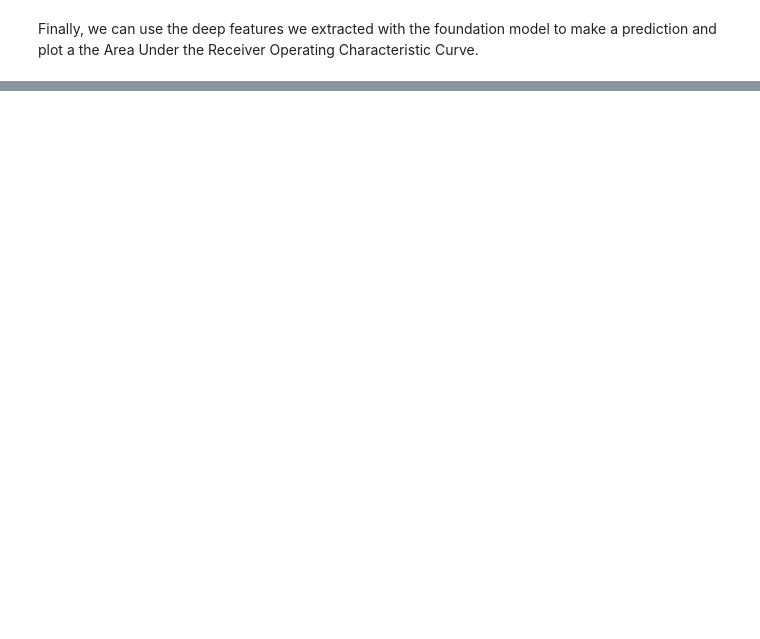
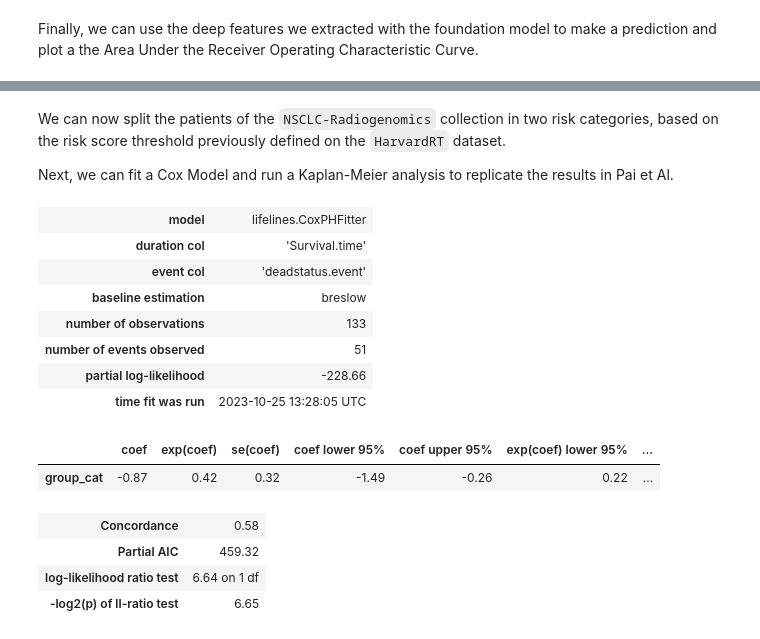
Before and after one commit to ImagingDataCommons/idc-radiomics-reproducibility, a Jupyter notebook: notebooks/pai_complete_inference.ipynb, the cells around one changed output, grey strips where cells are left out. Cells and saved outputs as stored; diff of their text form; code cells hidden in the pictures; blank space fills up the shorter version.

```diff
--- a/notebooks/pai_complete_inference.ipynb
+++ b/notebooks/pai_complete_inference.ipynb
@@ -197,14 +387,30 @@ Columns (20,41) have mixed types. Specify dtype option on import or set low_memo
 Please note the clinical data fetched for comparison purposes is an exact copy obtained from [here](https://wiki.cancerimagingarchive.net/display/Public/NSCLC+Radiogenomics).
 # %%
-from datetime import datetime
-radio_clinical_df = get_radio_clinical_data() # Clinical data fetched is an exact copy obtained from https://wiki.cancerimagingarchive.net/display/Public/NSCLC+Radiogenomics
+radio_features_csv_name = 'nsclc-radiogenomics_foundation_features.csv'
+radio_features_csv_path = os.path.join(DATA_PATH, "foundation_features", radio_features_csv_name)
+
+df = pd.read_csv(radio_features_csv_path)
+filtered_df = df.filter(like="pred")
+filtered_df = filtered_df.reset_index()
+filtered_df["PatientID"] = df["Case ID"]
+
+radio_feature_df = filtered_df
+
+# ------------------------
+
+radio_clinical_csv_name = 'nsclc-radiogenomics_clinical.csv'
+radio_clinical_csv_path = os.path.join(DATA_PATH, "clinical", radio_clinical_csv_name)
+radio_clinical_df = pd.read_csv(radio_clinical_csv_path)
 
 # Compute survival time
 radio_clinical_df["Date of Last Known Alive"] = radio_clinical_df["Date of Last Known Alive"].apply(lambda x: datetime.strptime(x, "%m/%d/%Y"))
 radio_clinical_df["CT Date"] = radio_clinical_df["CT Date"].apply(lambda x: datetime.strptime(x, "%m/%d/%Y"))
 radio_clinical_df["Survival.time"] = (radio_clinical_df["Date of Last Known Alive"] - radio_clinical_df["CT Date"]).apply(lambda x: x.days)
-# radio_clinical_df["Survival.time"] = radio_clinical_df["Survival.time.days"].apply(lambda x: x.days)
+
+radio_clinical_df["deadstatus.event"] = 0
+radio_clinical_df.loc[radio_clinical_df['Survival Status']=="Dead", 'deadstatus.event']=1
 
 radio_combined_df = pd.merge(radio_feature_df, radio_clinical_df, how="inner", left_on="PatientID", right_on="Case ID")
 radio_combined_df["survival"] = (radio_combined_df["Survival.time"]/365.0 >= 2).astype(int)
+radio_combined_df = radio_combined_df[~((radio_combined_df['survival'] == 0) & (radio_combined_df['Survival Status'] == "Alive"))]
 radio_combined_df.dropna(inplace=True, subset=["survival"])
@@ -213,3 +421,4 @@ Finally, we can use the deep features we extracted with the foundation model to
 # %%
 radio_features = radio_combined_df[[f"pred_{idx}" for idx in range(4096)]]
 radio_probs = linear_model.predict_proba(radio_features)[:, 1]
+radio_combined_df["risk_score"] = radio_probs
@@ -232,0 +425,6 @@ plt.show()
+# %%
+radio_combined_df["group"]="≤ median"
+radio_combined_df["group_cat"]=0
+
+radio_combined_df.loc[radio_combined_df['risk_score']>median_threshold, 'group']="> median"
+radio_combined_df.loc[radio_combined_df['risk_score']>median_threshold, 'group_cat']=1
@@ -232,0 +455,31 @@ plt.show()
+# %% [markdown]
+We can now split the patients of the `NSCLC-Radiogenomics` collection in two risk categories, based on the risk score threshold previously defined on the `HarvardRT` dataset.
+
+Next, we can fit a Cox Model and run a Kaplan-Meier analysis to replicate the results in Pai et Al.
+# %%
+results_df = radio_combined_df[["group_cat", "Survival.time", "deadstatus.event"]]
+
+cph_baseline = CoxPHFitter()
+cph_baseline.fit(
+    results_df,
+    duration_col='Survival.time',
+    event_col='deadstatus.event'
+    )
+
+p_val=cph_baseline.summary["p"].values
+cph_baseline.print_summary()
+# %% [output]
+| model | lifelines.CoxPHFitter |
+| duration col | 'Survival.time' |
+| event col | 'deadstatus.event' |
+| baseline estimation | breslow |
+| number of observations | 133 |
+| number of events observed | 51 |
+| partial log-likelihood | -228.66 |
+| time fit was run | 2023-10-25 13:28:05 UTC |
+|  | coef | exp(coef) | se(coef) | coef lower 95% | coef upper 95% | exp(coef) lower 95% | ... |
+| group_cat | -0.87 | 0.42 | 0.32 | -1.49 | -0.26 | 0.22 | ... |
+| Concordance | 0.58 |
+| Partial AIC | 459.32 |
+| log-likelihood ratio test | 6.64 on 1 df |
+| -log2(p) of ll-ratio test | 6.65 |
```
Also changed, not shown: parts of 29 cells of this notebook.
